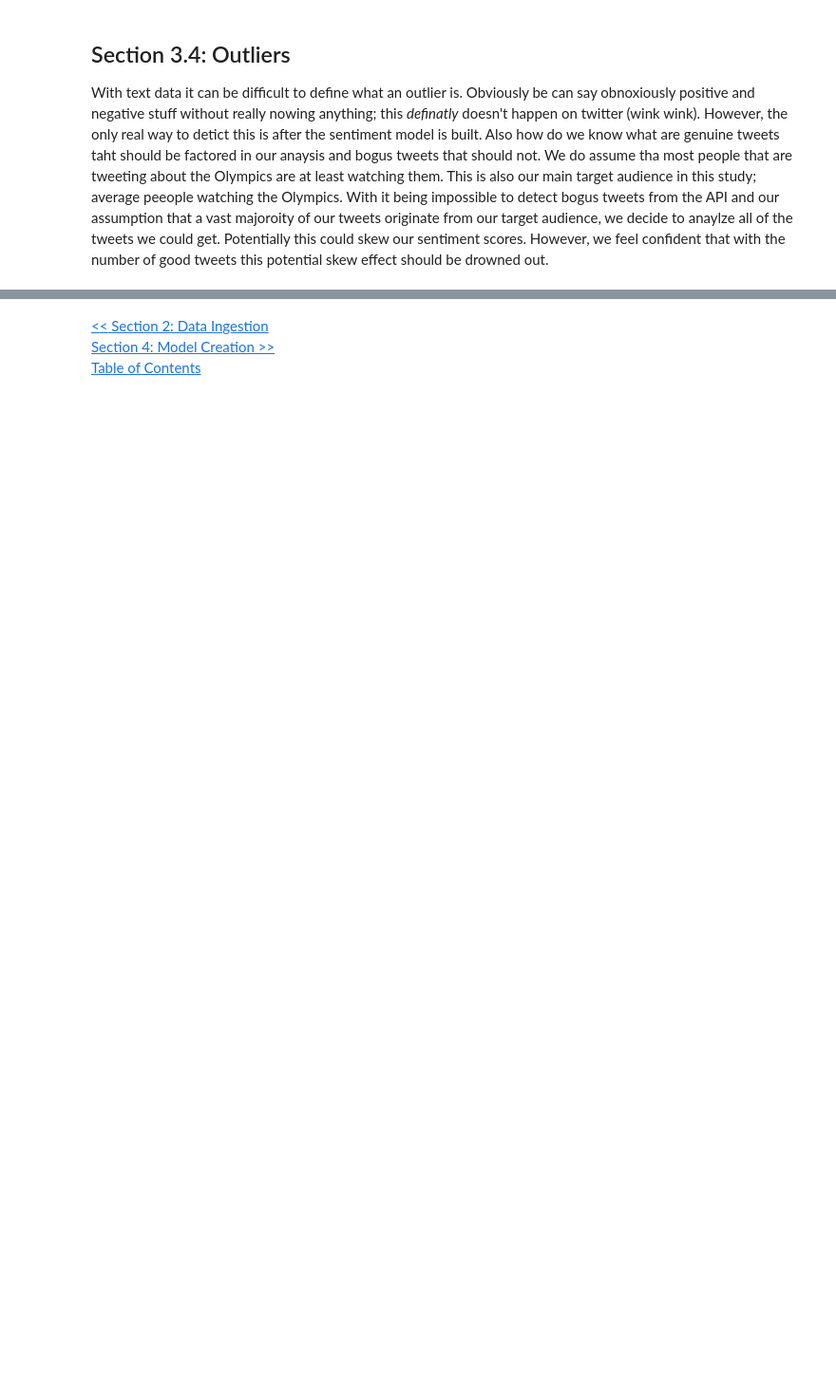
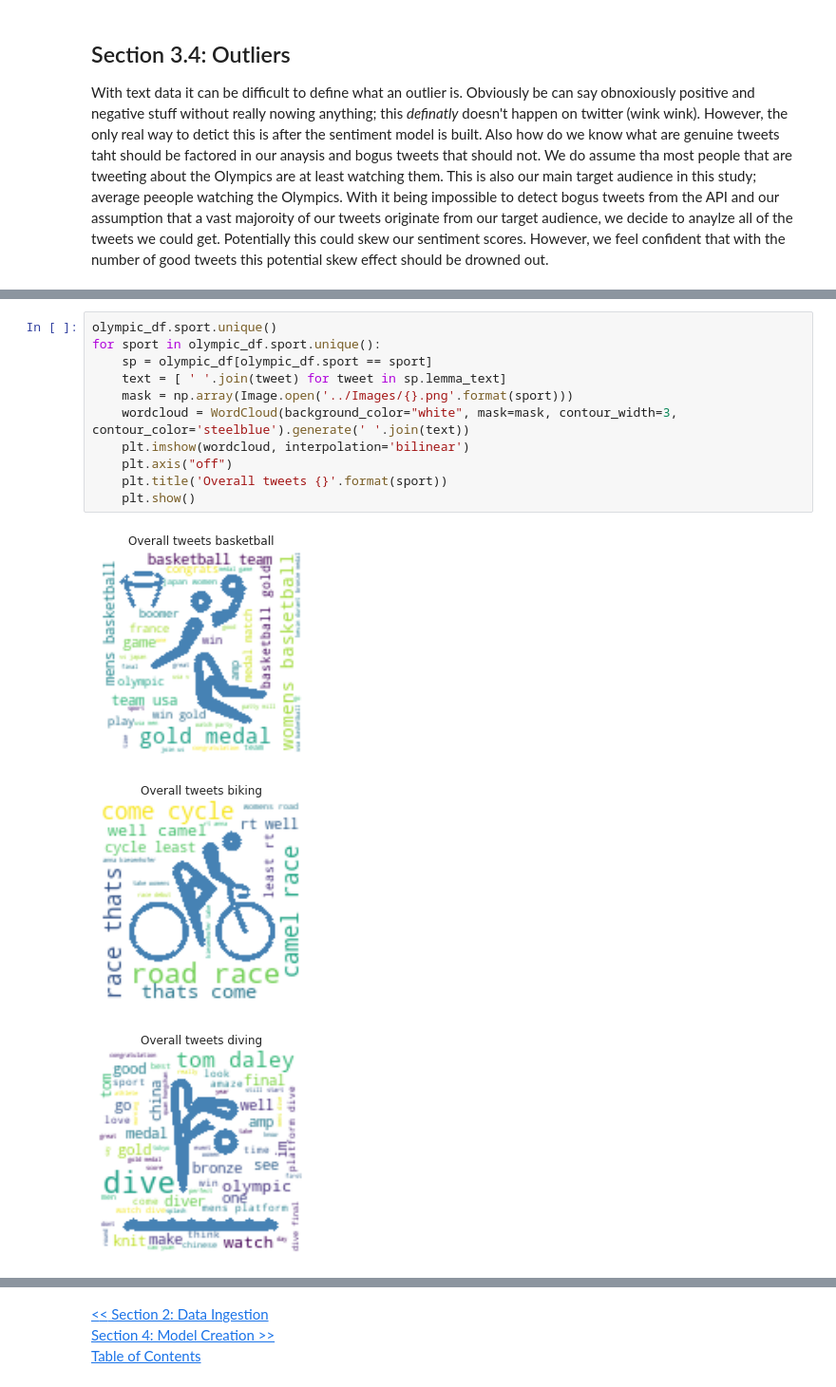
Before and after one commit to cvorsanger/COMP-4447-Final-Project, a Jupyter notebook: notebooks/Cleaning.ipynb, the cells around one changed output, grey strips where cells are left out. Shown at 95% size. Cells and saved outputs as stored; diff of their text form; blank space fills up the shorter version.

```diff
--- a/notebooks/Cleaning.ipynb
+++ b/notebooks/Cleaning.ipynb
@@ -113,0 +148,15 @@ With text data it can be difficult to define what an outlier is. Obviously be ca
+# %%
+olympic_df.sport.unique()
+for sport in olympic_df.sport.unique():
+    sp = olympic_df[olympic_df.sport == sport]
+    text = [ ' '.join(tweet) for tweet in sp.lemma_text]
+    mask = np.array(Image.open('../Images/{}.png'.format(sport)))
+    wordcloud = WordCloud(background_color="white", mask=mask, contour_width=3, contour_color='steelblue').generate(' '.join(text))
+    plt.imshow(wordcloud, interpolation='bilinear')
+    plt.axis("off")
+    plt.title('Overall tweets {}'.format(sport))
+    plt.show()
+# %% [output]
+[figure, added]
+[figure, added]
+[figure, added]
```
Also changed, not shown: parts of 14 cells of this notebook, 12 other files.
